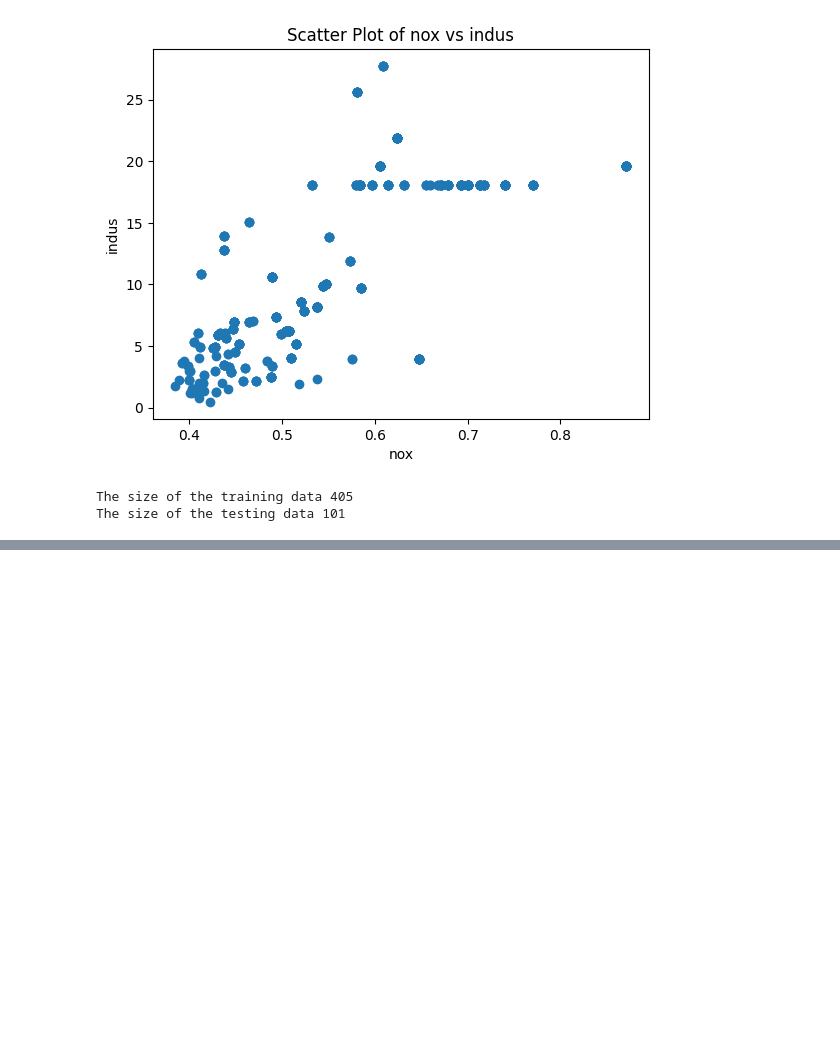
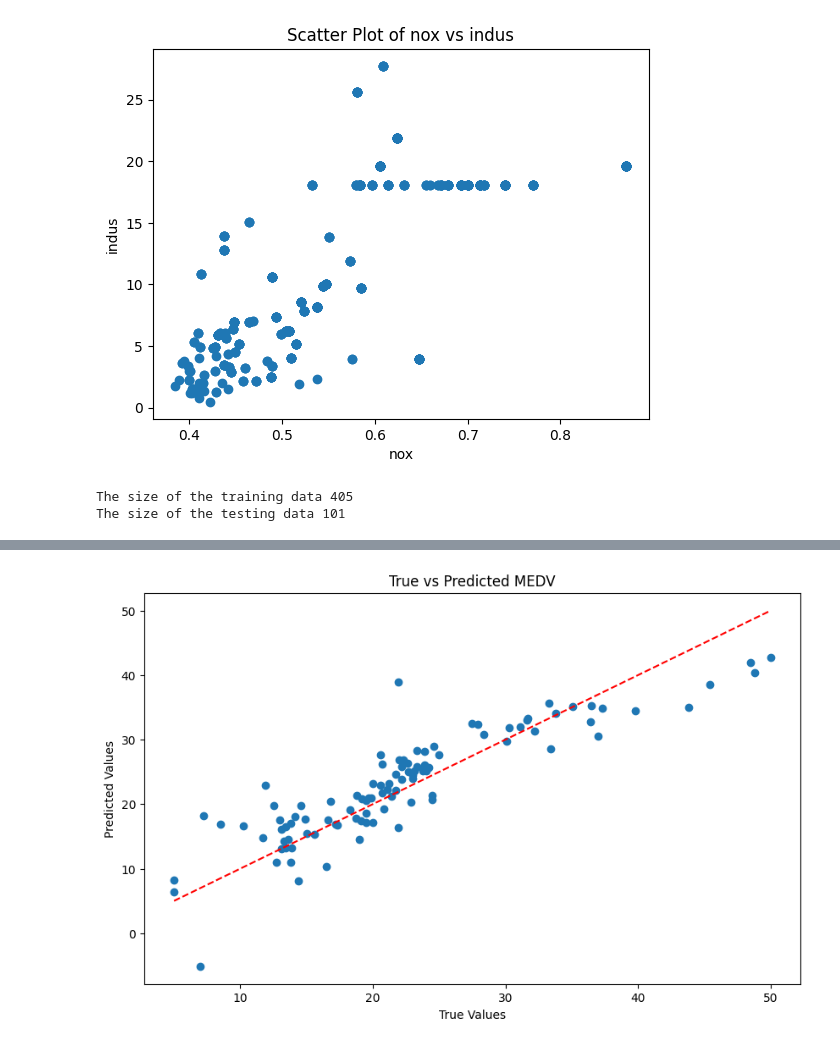
Before and after one commit to PolyTheML/TD, a Jupyter notebook: Multiregression.ipynb, the cells around one changed output, grey strips where cells are left out. Saved outputs shown, nothing was run; the diff lists cells and outputs as text; code cells hidden in the pictures; blank space fills up the shorter version.

```diff
--- a/Multiregression.ipynb
+++ b/Multiregression.ipynb
@@ -171,0 +179,72 @@ The size of the testing data 101
+# %%
+X_train = train_set.drop('medv', axis=1)
+y_train = train_set['medv']
+X_test = test_set.drop('medv', axis=1)
+y_test = test_set['medv']
+# %%
+means = np.mean(X_train, axis=0)
+stds = np.std(X_train, axis=0)
+# %%
+X_train_scaled = (X_train - means) / stds
+X_test_scaled = (X_test - means) / stds
+# %%
+# Convert data into PyTorch tensors
+X_train_tensor = torch.tensor(X_train_scaled.values, dtype=torch.float32)
+X_test_tensor = torch.tensor(X_test_scaled.values, dtype=torch.float32)
+y_train_tensor = torch.tensor(y_train.values, dtype=torch.float32).view(-1, 1)  # Reshape for output
+y_test_tensor = torch.tensor(y_test.values, dtype=torch.float32).view(-1, 1)
+
+# Define the model
+class LinearRegressionModel(nn.Module):
+    def __init__(self, input_dim):
+        super(LinearRegressionModel, self).__init__()
+        self.linear = nn.Linear(input_dim, 1)  # Single output for regression
+
+    def forward(self, x):
+        return self.linear(x)
+
+# Model parameters
+input_dim = X_train.shape[1]  # Number of features
+
+# Initialize the model, loss function, and optimizer
+model = LinearRegressionModel(input_dim)
+criterion = nn.MSELoss()  # Mean Squared Error loss
+optimizer = torch.optim.Adam(model.parameters(), lr=0.01)  # Adam optimizer
+
+# Training the model
+epochs = 5000
+for epoch in range(epochs):
+    model.train()
+
+    # Forward pass
+    predictions = model(X_train_tensor)
+    loss = criterion(predictions, y_train_tensor)
+
+    # Backward pass and optimization
+    optimizer.zero_grad()
+    loss.backward()
+    optimizer.step()
+
+    if (epoch+1) % 50 == 0:
+        print(f'Epoch [{epoch+1}/{epochs}], Loss: {loss.item():.4f}')
+
+# Testing the model
+model.eval()
+with torch.no_grad():
+    predictions_test = model(X_test_tensor)
+    test_loss = criterion(predictions_test, y_test_tensor)
+    print(f'Test Loss: {test_loss.item():.4f}')
+
+# Convert predictions to numpy array for plotting
+predictions_test_np = predictions_test.numpy()
+y_test_np = y_test_tensor.numpy()
+
+# Plotting true vs predicted values
+plt.figure(figsize=(10, 6))
+plt.scatter(y_test_np, predictions_test_np)
+plt.plot([min(y_test_np), max(y_test_np)], [min(y_test_np), max(y_test_np)], color='red', linestyle='--')
+plt.title('True vs Predicted MEDV')
+plt.xlabel('True Values')
+plt.ylabel('Predicted Values')
+plt.show()
+# %% [output]
@@ -171,0 +268 @@ The size of the testing data 101
+[figure, added]
```
Also changed, not shown: parts of 3 cells of this notebook.
